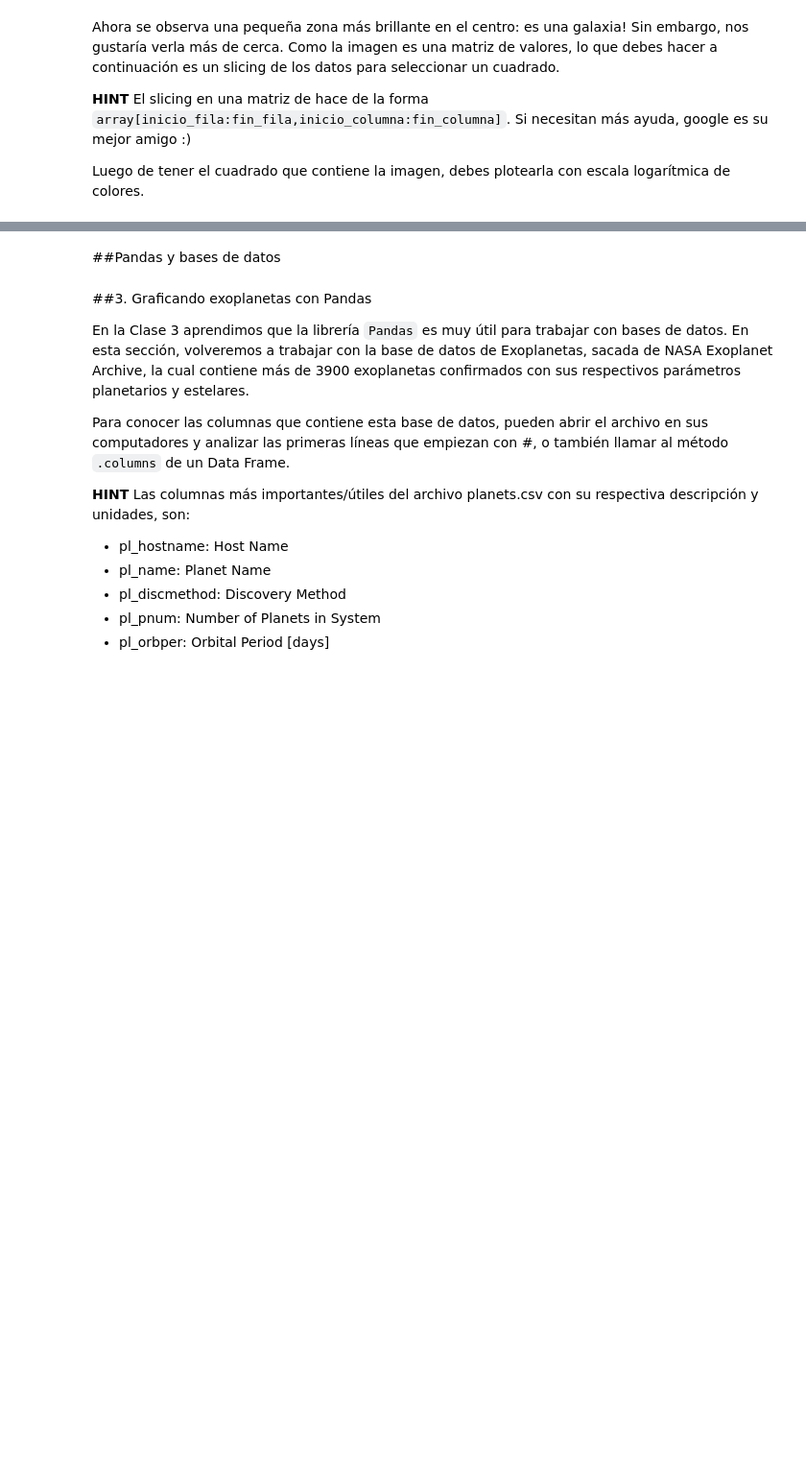
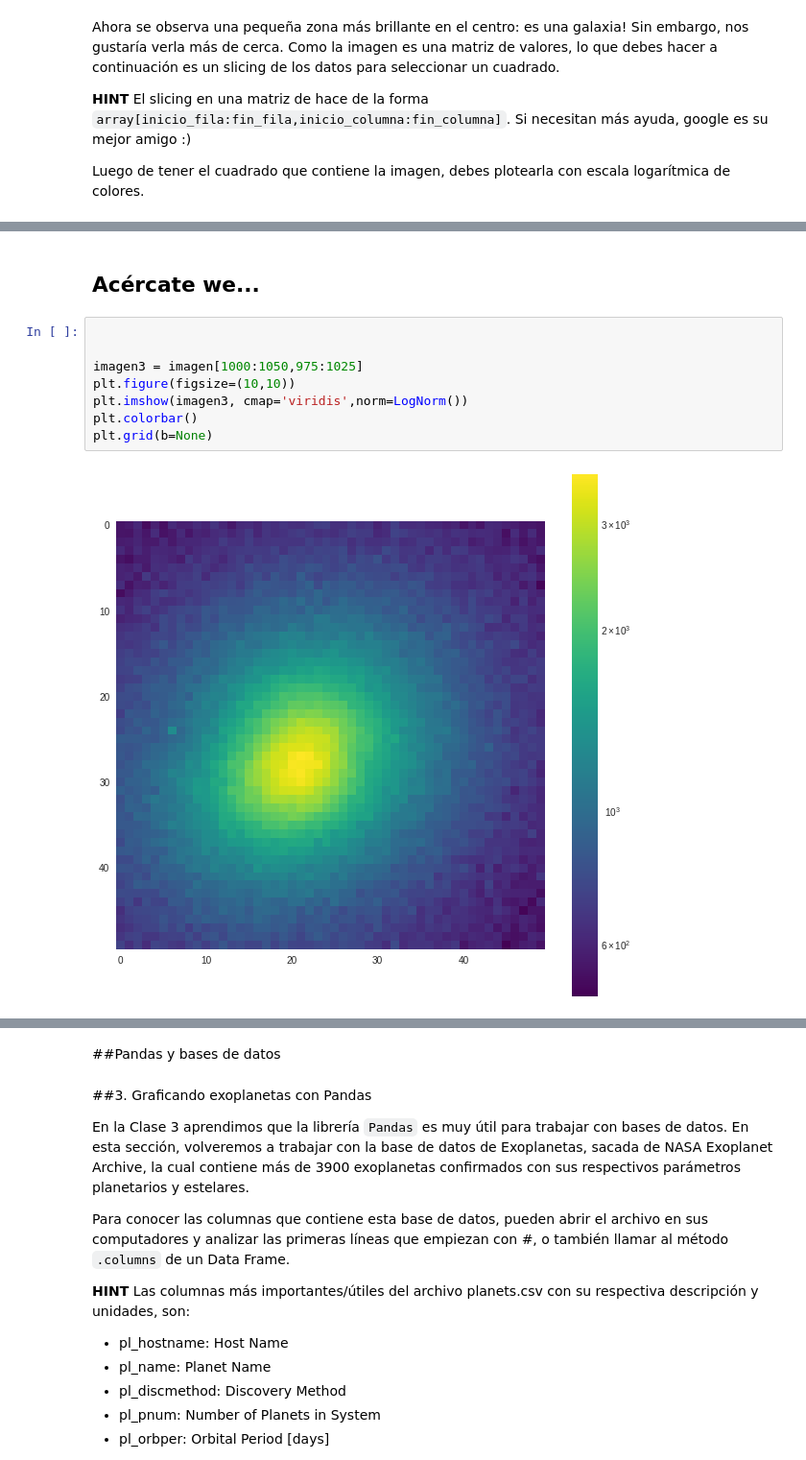
Before and after one commit to JoseJD7/minitarea3, a Jupyter notebook: minitarea3.ipynb, the cells around one changed output, grey strips where cells are left out. Shown at 96% size. Drawn from its saved outputs; the diff is of its cells as text; blank space fills up the shorter version.

```diff
--- a/minitarea3.ipynb
+++ b/minitarea3.ipynb
@@ -134,0 +163,12 @@ Luego de tener el cuadrado que contiene la imagen, debes plotearla con escala lo
+# %% [markdown]
+## Acércate we...
+# %%
+
+
+imagen3 = imagen[1000:1050,975:1025]
+plt.figure(figsize=(10,10))
+plt.imshow(imagen3, cmap='viridis',norm=LogNorm())
+plt.colorbar()
+plt.grid(b=None)
+# %% [output]
+[figure, added]
```
Also changed, not shown: parts of 12 cells of this notebook.
